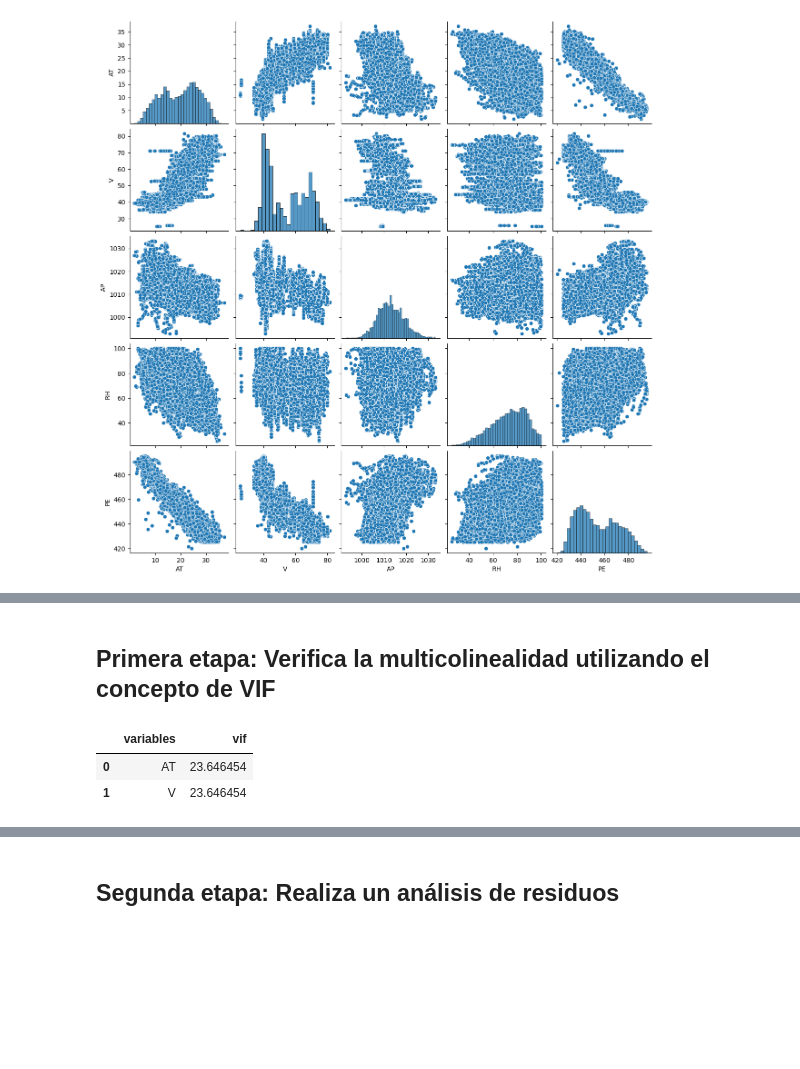
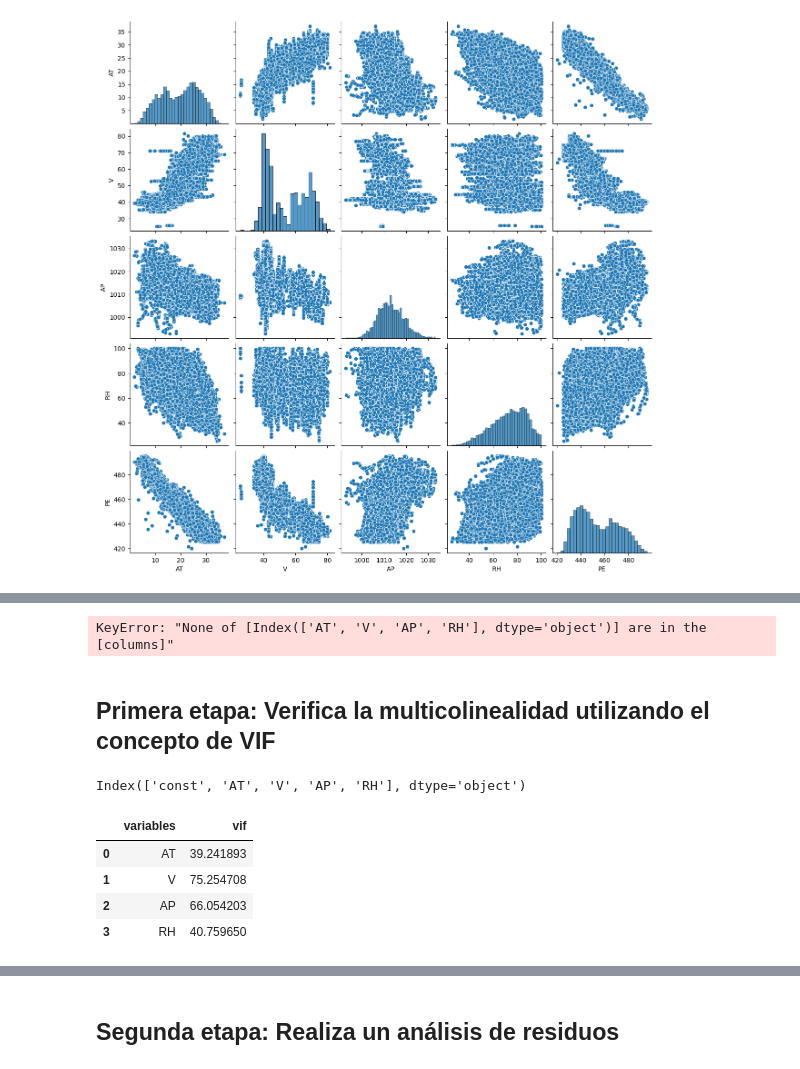
Before and after one commit to DanielRaiicHu/precio_de_inmuebles_regresion_lineal, a Jupyter notebook: precios_de_inmuebles_regresion_lineal.ipynb, the cells around one changed output, grey strips where cells are left out. Saved outputs shown, nothing was run; the diff lists cells and outputs as text; code cells hidden in the pictures; blank space fills up the shorter version.

```diff
--- a/precios_de_inmuebles_regresion_lineal.ipynb
+++ b/precios_de_inmuebles_regresion_lineal.ipynb
@@ -1056,0 +1027,7 @@ modelo_energia_5 = sm.OLS(y_energia, X_5).fit()
+# %%
+# Variables explicativas: usa todas las demás columnas (AT, V, AP, RH)
+X_ = data_2.drop(columns=['PE'])
+# Variable dependiente: (PE)
+y_ = data_2['PE']
+# Separa el dataset en entrenamiento (70%) y prueba (30%)
+X_train_, X_test_, y_train_, y_test_ = train_test_split(X_, y_, test_size=0.3, random_state=230)
@@ -1056,0 +1036,3 @@ modelo_energia_5 = sm.OLS(y_energia, X_5).fit()
+# %%
+#  Agrega el intercepto (la constante) al conjunto de entrenamiento
+X_train_ = sm.add_constant(X_train_)
@@ -1102,23 +1089,60 @@ R² para o modelo 5: 0.928374821658302
+# %%
+from sklearn.metrics import r2_score
+
+# Modelo 0 (AT, V, AP, RH)
+X_test_0 = sm.add_constant(X_test_[['AT', 'V', 'AP', 'RH']])  # todas las variables
+y_pred_0 = modelo_energia_0.predict(X_test_0)
+
+# Modelo 1 (AT)
+X_test_1 = sm.add_constant(X_test_[['AT']])
+y_pred_1 = modelo_energia_1.predict(X_test_1)
+
+# Modelo 2 (AT, V)
+X_test_2 = sm.add_constant(X_test_[['AT', 'V']])
+y_pred_2 = modelo_energia_2.predict(X_test_2)
+
+# Modelo 3 (AT, V, AP)
+X_test_3 = sm.add_constant(X_test_[['AT', 'V', 'AP']])
+y_pred_3 = modelo_energia_3.predict(X_test_3)
+
+# Modelo 4(AT, V, RH)
+X_test_4 = sm.add_constant(X_test_[['AT', 'V', 'RH']])
+y_pred_4 = modelo_energia_4.predict(X_test_4)
+
+# Imprimir R² de cada modelo usando los datos de prueba
+print(f"R² para el modelo 0: {r2_score(y_test_, y_pred_0):.4f}")
+print(f"R² para el modelo 1: {r2_score(y_test_, y_pred_1):.4f}")
+print(f"R² para el modelo 2: {r2_score(y_test_, y_pred_2):.4f}")
+print(f"R² para el modelo 3: {r2_score(y_test_, y_pred_3):.4f}")
+print(f"R² para el modelo 4: {r2_score(y_test_, y_pred_4):.4f}")
+# %% [output]
+KeyError: "None of [Index(['AT', 'V', 'AP', 'RH'], dtype='object')] are in the [columns]"
 # %% [markdown]
 ## Primera etapa: Verifica la multicolinealidad utilizando el concepto de VIF
 # %%
 from statsmodels.stats.outliers_influence import variance_inflation_factor as vif
 # %%
 # Definimos las listas de variables explicativas que se usarán en distintos modelos de regresión
-explicativas_energia_2 = ['AT', 'V']
-explicativas_energia_3 = ['AT', 'V', 'AP']
-explicativas_energia_4 = ['AT', 'V', 'AP', 'RH']
-explicativas_energia_5 = ['AT', 'V', 'RH']
+explicativas_modelo_0 = ['AT', 'V', 'AP', 'RH']
+explicativas_modelo_2 = ['AT', 'V']
+explicativas_modelo_3 = ['AT', 'V', 'AP']
+explicativas_modelo_4 = ['AT', 'V', 'RH']
+# %%
+print(X_train_.columns)
+# %% [output]
+Index(['const', 'AT', 'V', 'AP', 'RH'], dtype='object')
 # %%
-# VIF 2
-# Creamos un DataFrame con las variables explicativas del modelo 2
-vif_energia_2 = pd.DataFrame()
+# VIF 0
+# Creamos un DataFrame con las variables explicativas del modelo 4
+vif_modelo_0 = pd.DataFrame()
 
 # Agregamos los nombres de las variables al DataFrame
-vif_energia_2['variables'] = explicativas_energia_2
-vif_energia_2['vif'] = [vif(X_4[explicativas_energia_2], i) for i in range(len(explicativas_energia_2))]
-vif_energia_2
+vif_modelo_0['variables'] = explicativas_modelo_0
+vif_modelo_0['vif'] = [vif(X_train_[explicativas_modelo_0], i) for i in range(len(explicativas_modelo_0))]
+vif_modelo_0
 # %% [output]
 |  | variables | vif |
-| 0 | AT | 23.646454 |
-| 1 | V | 23.646454 |
+| 0 | AT | 39.241893 |
+| 1 | V | 75.254708 |
+| 2 | AP | 66.054203 |
+| 3 | RH | 40.759650 |
```
Also changed, not shown: parts of 28 cells of this notebook.
